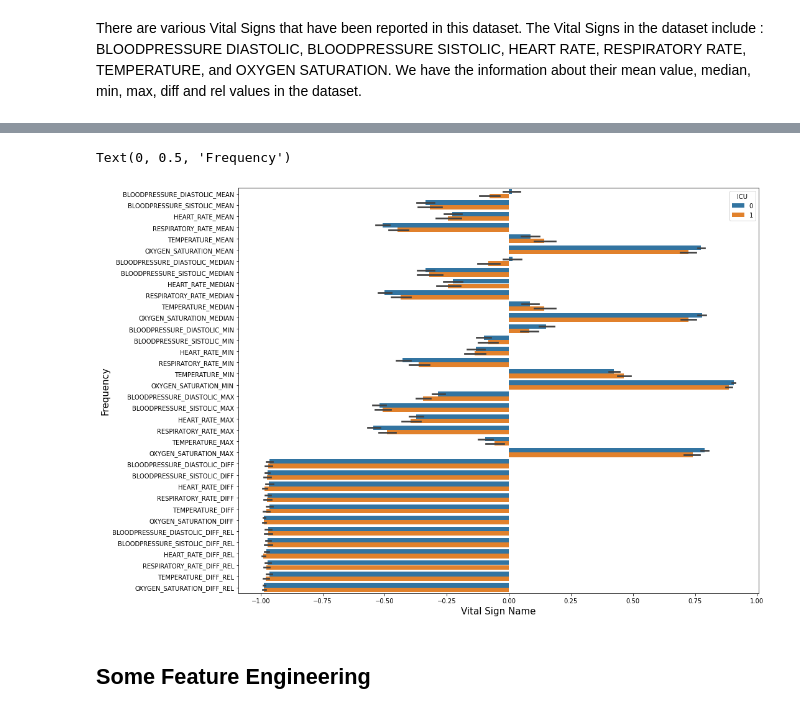
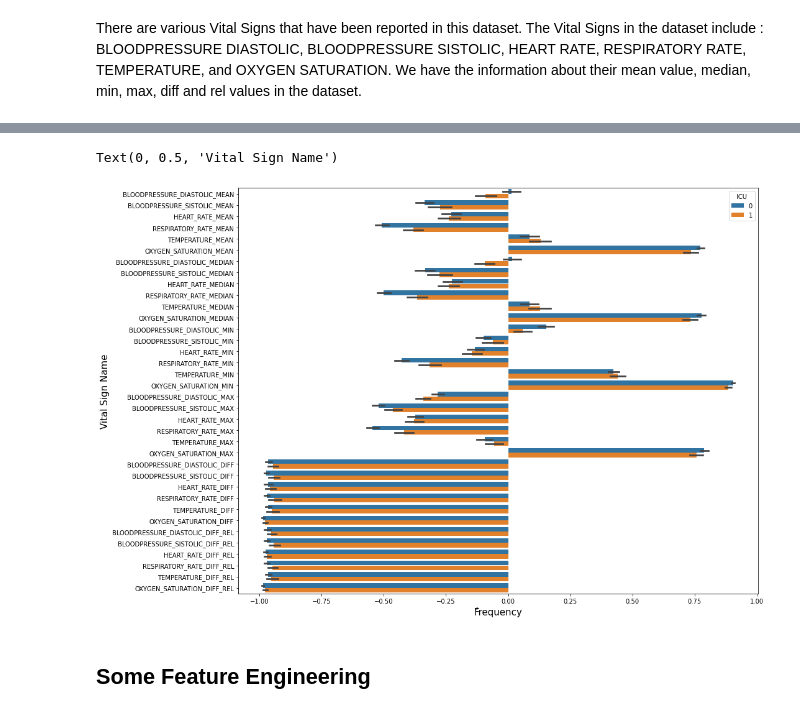
Before and after one commit to kimianoorbakhsh/Machine-Learning-CE717, a Jupyter notebook: Project/Clinical_Data_Analysis.ipynb, the cells around one changed output, grey strips where cells are left out. Drawn from its saved outputs; the diff is of its cells as text; code cells hidden in the pictures.

```diff
--- a/Project/Clinical_Data_Analysis.ipynb
+++ b/Project/Clinical_Data_Analysis.ipynb
@@ -136,0 +121,4 @@ Here we want to exclude the data that contains ICU = 1 and WINDOW = 0-2
+# %%
+all = data.columns
+clean_data = data.sort_values(by=['PATIENT_VISIT_IDENTIFIER', 'WINDOW']).groupby('PATIENT_VISIT_IDENTIFIER', as_index= False)[all].fillna(method = 'ffill').fillna(method = 'bfill')
+clean_data.shape
@@ -266,11 +260,11 @@ vital.head(1)
 # %%
 plt.figure(figsize=(15,12))
 sns.barplot(x='value', y='variable', data= vital.melt(id_vars='ICU'), hue='ICU', palette= 'tab10')
-plt.xlabel('Vital Sign Name', fontsize=15)
-plt.ylabel('Frequency', fontsize=15)
+plt.xlabel('ّFrequency', fontsize=15)
+plt.ylabel('Vital Sign Name', fontsize=15)
 # %% [output]
-Text(0, 0.5, 'Frequency')
+Text(0, 0.5, 'Vital Sign Name')
-[figure, old version]
+[figure, new version]
 # %% [markdown]
 ## Some Feature Engineering
 # %% [markdown]
```
Also changed, not shown: parts of 43 cells of this notebook.
